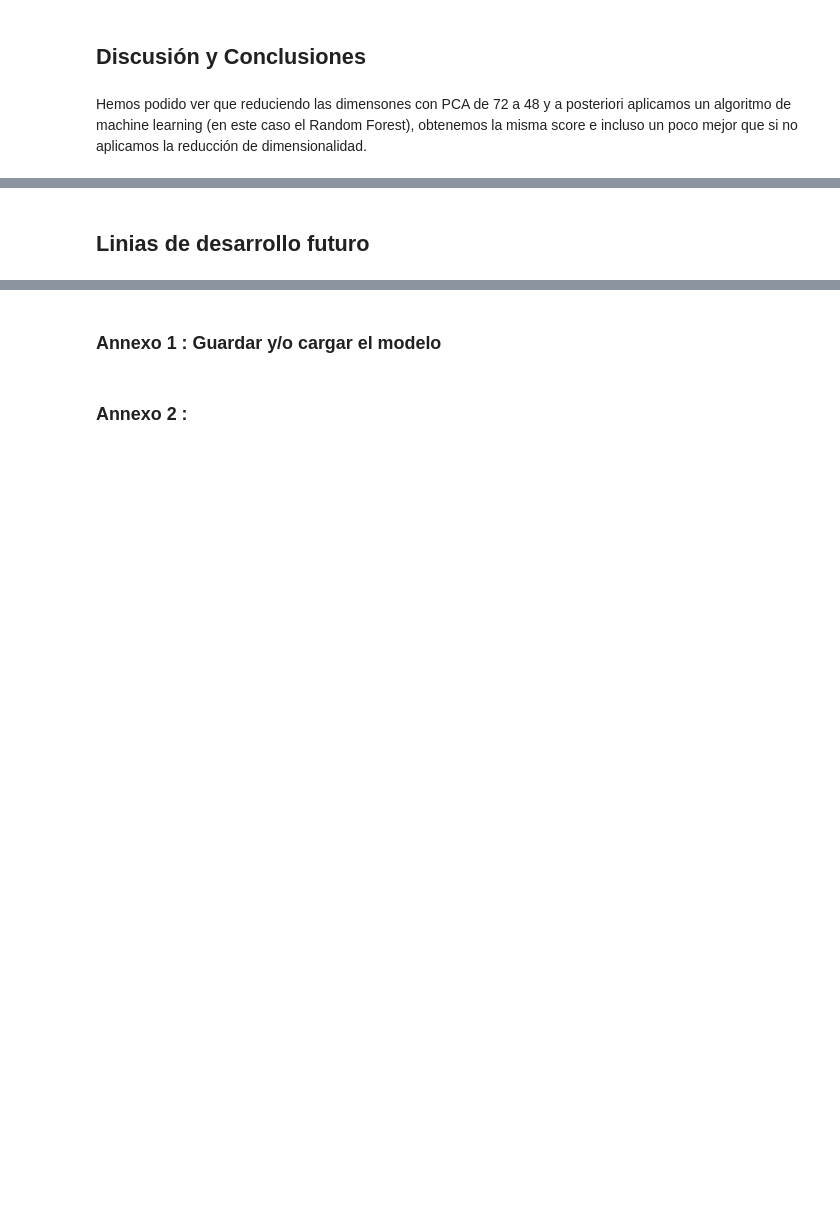
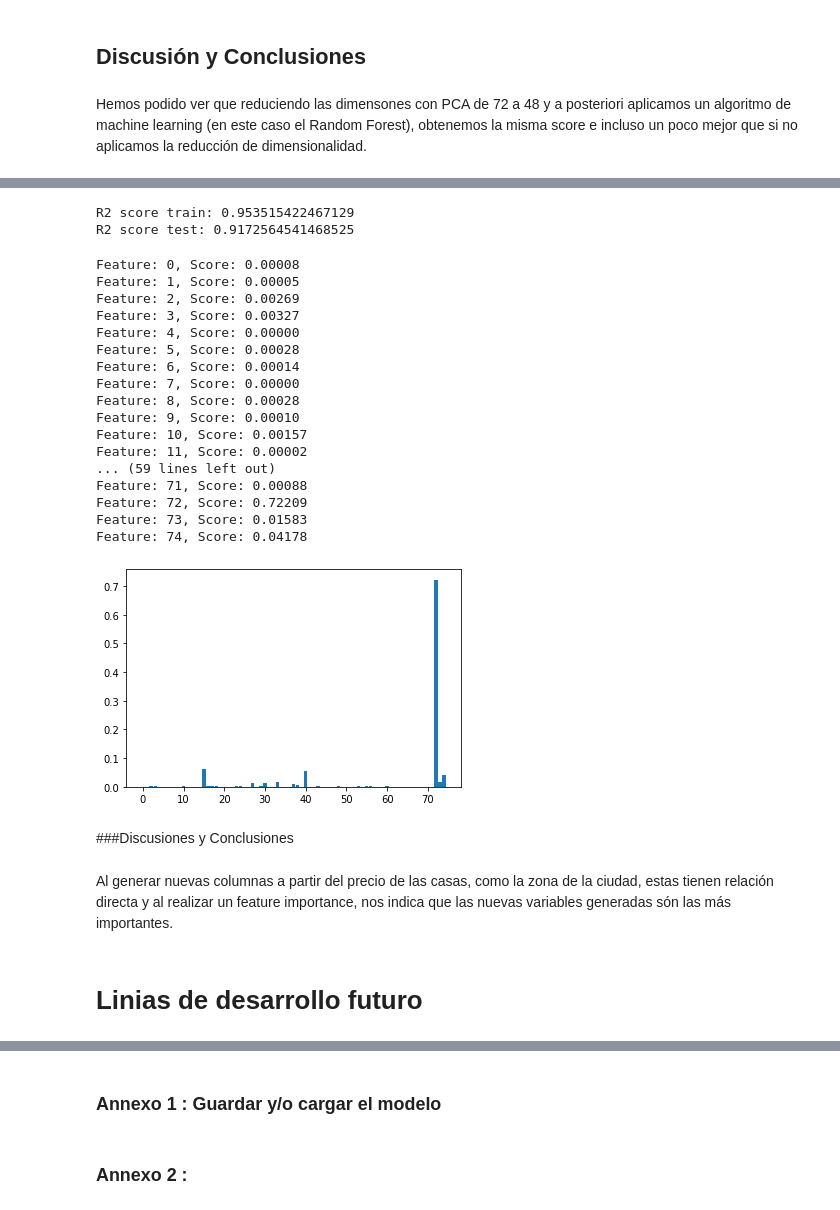
Before and after one commit to marcbonastre/RepoTestGroup3, a Jupyter notebook: PROYECTO_FINAL/Notebooks/BT_MLT_AmesHouse_+_Project_Sunroof.ipynb, the cells around one changed output, grey strips where cells are left out. Saved outputs shown, nothing was run; the diff lists cells and outputs as text; code cells hidden in the pictures; blank space fills up the shorter version.

```diff
--- a/PROYECTO_FINAL/Notebooks/BT_MLT_AmesHouse_+_Project_Sunroof.ipynb
+++ b/PROYECTO_FINAL/Notebooks/BT_MLT_AmesHouse_+_Project_Sunroof.ipynb
@@ -752,0 +1025,7 @@ Hemos podido ver que reduciendo las dimensones con PCA de 72 a 48 y a posteriori
+# %%
+dfPSun['Lon'], dfPSun['Lat'], dfPSun['City'], dfPSun['Address'] = dfPSun['coordinates'].str.split(',', -1).str
+dfPSun['Lon'] = dfPSun['Lon'].str.lstrip("(")
+dfPSun['Address'] = dfPSun['Address'].str.rstrip("')")
+dfPSun['Address'] = dfPSun['Address'].str.lstrip(" '")
+dfPSun.drop(['coordinates', 'City'], axis=1, inplace=True)
+dfPSun.head(1)
@@ -752,0 +1054,3 @@ Hemos podido ver que reduciendo las dimensones con PCA de 72 a 48 y a posteriori
+# %%
+dfPSun['Lon'] = dfPSun['Lon'].astype(float)
+dfPSun['Lat'] = dfPSun['Lat'].astype(float)
@@ -752,0 +1114,7 @@ Hemos podido ver que reduciendo las dimensones con PCA de 72 a 48 y a posteriori
+# %%
+targetPSun = dfPSun['SalePrice'].values
+dataPSun = dfPSun.drop(['SalePrice','Address'],axis=1)
+x_trainPSun, x_testPSun, y_trainPSun, y_testPSun = train_test_split(dataPSun, targetPSun, test_size=0.25, random_state=42)
+# %%
+RFC_PSun = RandomForestRegressor(max_depth = 5, min_samples_split = 4, n_estimators = 500,random_state = 20, n_jobs = -1)
+RFC_PSun.fit(x_trainPSun, y_trainPSun)
@@ -753,2 +1129,44 @@ Hemos podido ver que reduciendo las dimensones con PCA de 72 a 48 y a posteriori
+# %%
+train_predict_PSun = RFC_PSun.predict(x_trainPSun)
+test_predict_PSun = RFC_PSun.predict(x_testPSun)
+
+r2test_PSun = RFC_PSun.score(x_testPSun,y_testPSun)
+r2train_PSun = RFC_PSun.score(x_trainPSun,y_trainPSun)
+print("R2 score train:",r2train_PSun)
+print("R2 score test:",r2test_PSun)
+# %% [output]
+R2 score train: 0.953515422467129
+R2 score test: 0.9172564541468525
+# %%
+importance = RFC_PSun.feature_importances_
+# summarize feature importance
+for i,v in enumerate(importance):
+	print('Feature: %0d, Score: %.5f' % (i,v))
+# plot feature importance
+plt.bar([x for x in range(len(importance))], importance)
+plt.show()
+# %% [output]
+Feature: 0, Score: 0.00008
+Feature: 1, Score: 0.00005
+Feature: 2, Score: 0.00269
+Feature: 3, Score: 0.00327
+Feature: 4, Score: 0.00000
+Feature: 5, Score: 0.00028
+Feature: 6, Score: 0.00014
+Feature: 7, Score: 0.00000
+Feature: 8, Score: 0.00028
+Feature: 9, Score: 0.00010
+Feature: 10, Score: 0.00157
+Feature: 11, Score: 0.00002
+... (59 lines left out)
+Feature: 71, Score: 0.00088
+Feature: 72, Score: 0.72209
+Feature: 73, Score: 0.01583
+Feature: 74, Score: 0.04178
+[figure, added]
+# %% [markdown]
+###Discusiones y Conclusiones
+# %% [markdown]
+Al generar nuevas columnas a partir del precio de las casas, como la zona de la ciudad, estas tienen relación directa y al realizar un feature importance, nos indica que las nuevas variables generadas són las más importantes.
 # %% [markdown]
-## Linias de desarrollo futuro
+# Linias de desarrollo futuro
```
Also changed, not shown: parts of 50 cells of this notebook.
